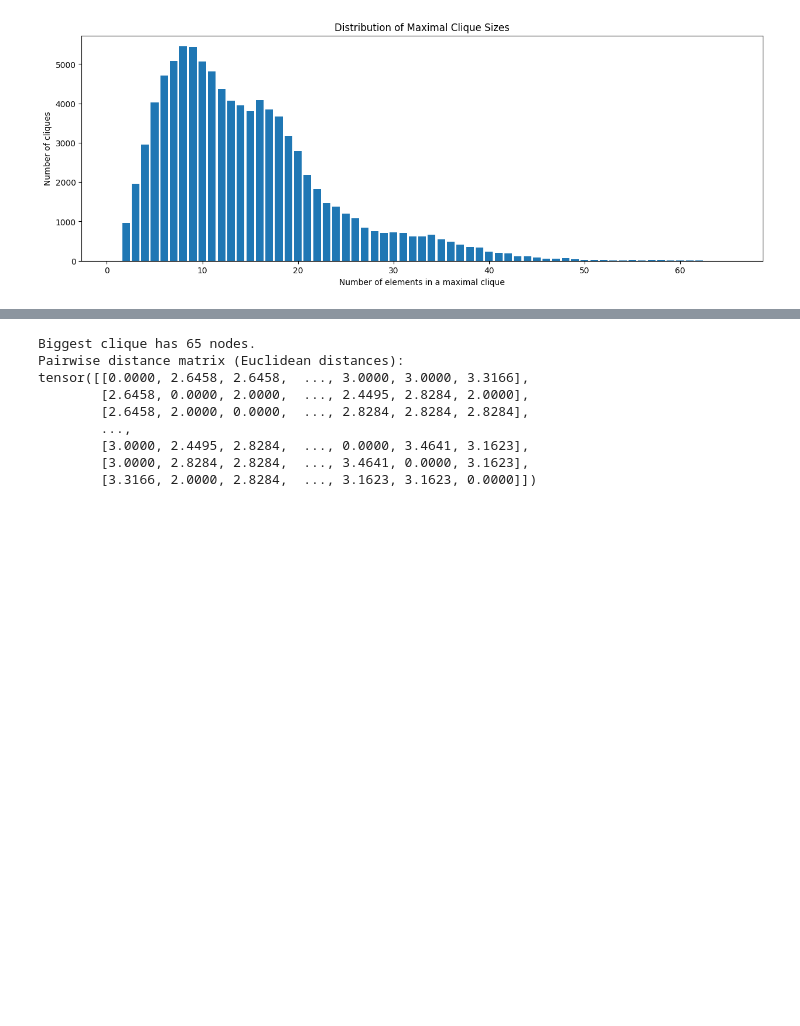
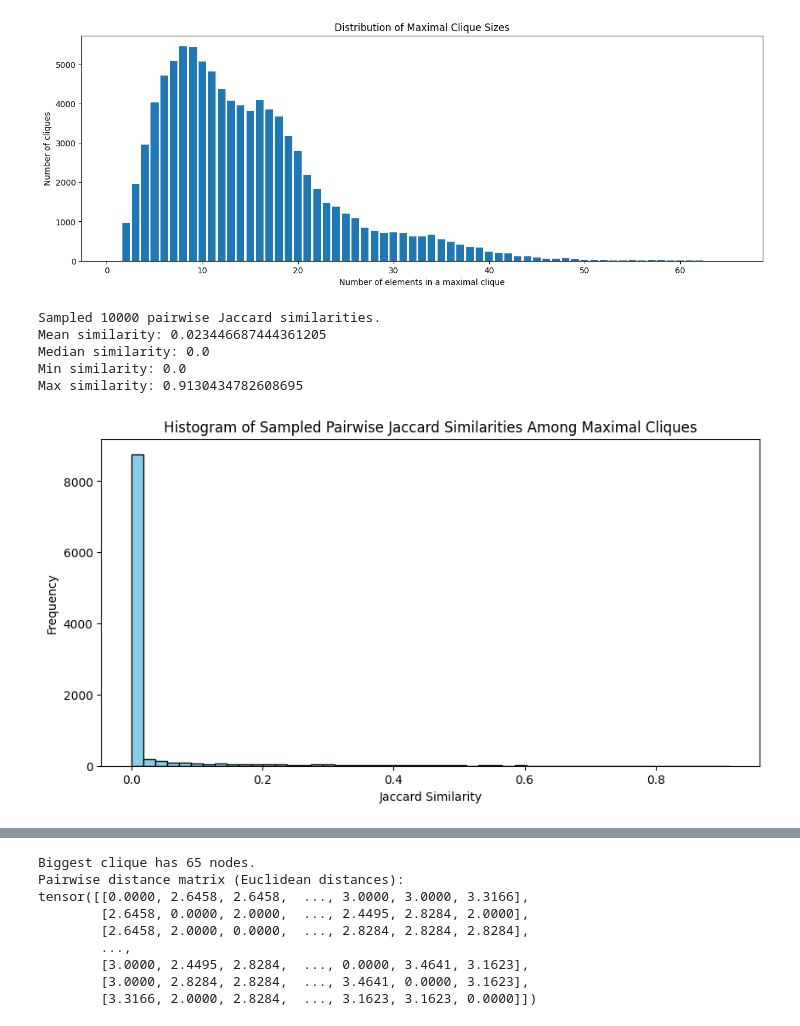
Before and after one commit to Antel0pe/NeuronsFiringTogetherWireTogether, a Jupyter notebook: SpaceOfMNIST_1.ipynb, the cells around one changed output, grey strips where cells are left out. Drawn from its saved outputs; the diff is of its cells as text; code cells hidden in the pictures; blank space fills up the shorter version.

```diff
--- a/SpaceOfMNIST_1.ipynb
+++ b/SpaceOfMNIST_1.ipynb
@@ -440,6 +440,52 @@ plt.title("Distribution of Maximal Clique Sizes")
 plt.show()
 # %% [output]
 [figure]
+# %%
+import numpy as np
+import random
+import matplotlib.pyplot as plt
+
+def jaccard_similarity(clique1, clique2):
+    s1 = set(clique1)
+    s2 = set(clique2)
+    union = s1 | s2
+    if not union:
+        return 0.0
+    return len(s1 & s2) / len(union)
+
+# Number of samples to take
+sample_size = 10000
+num_cliques = len(maximal_cliques)
+similarities = []
+
+# Sample sample_size random pairs (i, j) with i < j
+for _ in range(sample_size):
+    i = random.randint(0, num_cliques - 2)
+    j = random.randint(i + 1, num_cliques - 1)
+    sim = jaccard_similarity(maximal_cliques[i], maximal_cliques[j])
+    similarities.append(sim)
+
+similarities = np.array(similarities)
+
+print("Sampled", len(similarities), "pairwise Jaccard similarities.")
+print("Mean similarity:", similarities.mean())
+print("Median similarity:", np.median(similarities))
+print("Min similarity:", similarities.min())
+print("Max similarity:", similarities.max())
+
+plt.figure(figsize=(10,5))
+plt.hist(similarities, bins=50, color='skyblue', edgecolor='black')
+plt.xlabel("Jaccard Similarity")
+plt.ylabel("Frequency")
+plt.title("Histogram of Sampled Pairwise Jaccard Similarities Among Maximal Cliques")
+plt.show()
+# %% [output]
+Sampled 10000 pairwise Jaccard similarities.
+Mean similarity: 0.023446687444361205
+Median similarity: 0.0
+Min similarity: 0.0
+Max similarity: 0.9130434782608695
+[figure, added]
 # %%
 import matplotlib.pyplot as plt
 import numpy as np
```
Also changed, not shown: parts of 16 cells of this notebook.
